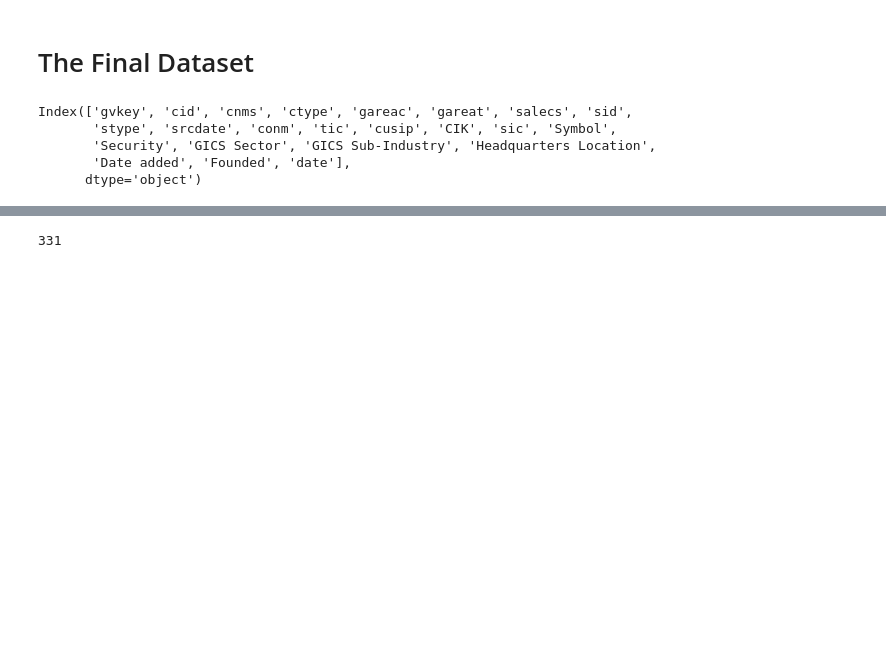
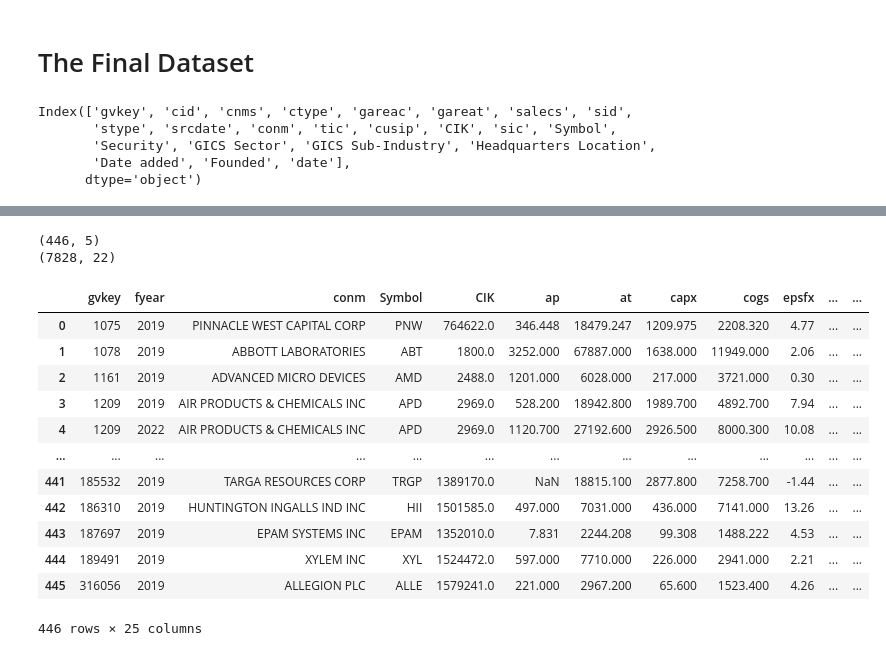
Before and after one commit to JerseyK/Final-Project_Sunset, a Jupyter notebook: data3.ipynb, the cells around one changed output, grey strips where cells are left out. Cells and saved outputs as stored; diff of their text form; code cells hidden in the pictures; blank space fills up the shorter version.

```diff
--- a/data3.ipynb
+++ b/data3.ipynb
@@ -589,8 +559,40 @@ final
+# %%
+# Select the desired columns from comp_final
+cleaned_comp = comp_final[['gvkey', 'fyear', 'conm', 'Symbol', 'CIK']]
+
+# Drop duplicates from df2_subset
+cleaned_comp = cleaned_comp.drop_duplicates()
+
+cleaned_comp.to_csv('cleaned_comp.csv')
+
+# Merge df1 with df2_subset on the 'gvkey' and 'fyear' columns
+# merged_df = pd.merge(df1, df2_subset, on=['gvkey', 'fyear'], how='left')
+print(cleaned_comp.shape)
+print(acct.shape)
+# %% [output]
+(446, 5)
+(7828, 22)
+# %%
+## merging
+final = cleaned_comp.merge(acct, how='left',on=['gvkey','fyear'])
+final
+# %% [output]
+|  | gvkey | fyear | conm | Symbol | CIK | ap | at | capx | cogs | epsfx | ... | ... |
+| 0 | 1075 | 2019 | PINNACLE WEST CAPITAL CORP | PNW | 764622.0 | 346.448 | 18479.247 | 1209.975 | 2208.320 | 4.77 | ... | ... |
+| 1 | 1078 | 2019 | ABBOTT LABORATORIES | ABT | 1800.0 | 3252.000 | 67887.000 | 1638.000 | 11949.000 | 2.06 | ... | ... |
+| 2 | 1161 | 2019 | ADVANCED MICRO DEVICES | AMD | 2488.0 | 1201.000 | 6028.000 | 217.000 | 3721.000 | 0.30 | ... | ... |
+| 3 | 1209 | 2019 | AIR PRODUCTS & CHEMICALS INC | APD | 2969.0 | 528.200 | 18942.800 | 1989.700 | 4892.700 | 7.94 | ... | ... |
+| 4 | 1209 | 2022 | AIR PRODUCTS & CHEMICALS INC | APD | 2969.0 | 1120.700 | 27192.600 | 2926.500 | 8000.300 | 10.08 | ... | ... |
+| ... | ... | ... | ... | ... | ... | ... | ... | ... | ... | ... | ... | ... |
+| 441 | 185532 | 2019 | TARGA RESOURCES CORP | TRGP | 1389170.0 | NaN | 18815.100 | 2877.800 | 7258.700 | -1.44 | ... | ... |
+| 442 | 186310 | 2019 | HUNTINGTON INGALLS IND INC | HII | 1501585.0 | 497.000 | 7031.000 | 436.000 | 7141.000 | 13.26 | ... | ... |
+| 443 | 187697 | 2019 | EPAM SYSTEMS INC | EPAM | 1352010.0 | 7.831 | 2244.208 | 99.308 | 1488.222 | 4.53 | ... | ... |
+| 444 | 189491 | 2019 | XYLEM INC | XYL | 1524472.0 | 597.000 | 7710.000 | 226.000 | 2941.000 | 2.21 | ... | ... |
+| 445 | 316056 | 2019 | ALLEGION PLC | ALLE | 1579241.0 | 221.000 | 2967.200 | 65.600 | 1523.400 | 4.26 | ... | ... |
+446 rows × 25 columns
 # %%
 final.to_csv("outputs/final.csv", index = False)
 # %%
-# to see # unique firms
-fin = final.groupby("CIK")['cnms'].apply(lambda x: list(np.unique(x)))
-len(fin)
+# # to see # unique firms
+# fin = final.groupby("CIK")['cnms'].apply(lambda x: list(np.unique(x)))
+# len(fin)
-# %% [output]
-331
```
Also changed, not shown: parts of 4 cells of this notebook, 4 other files.
